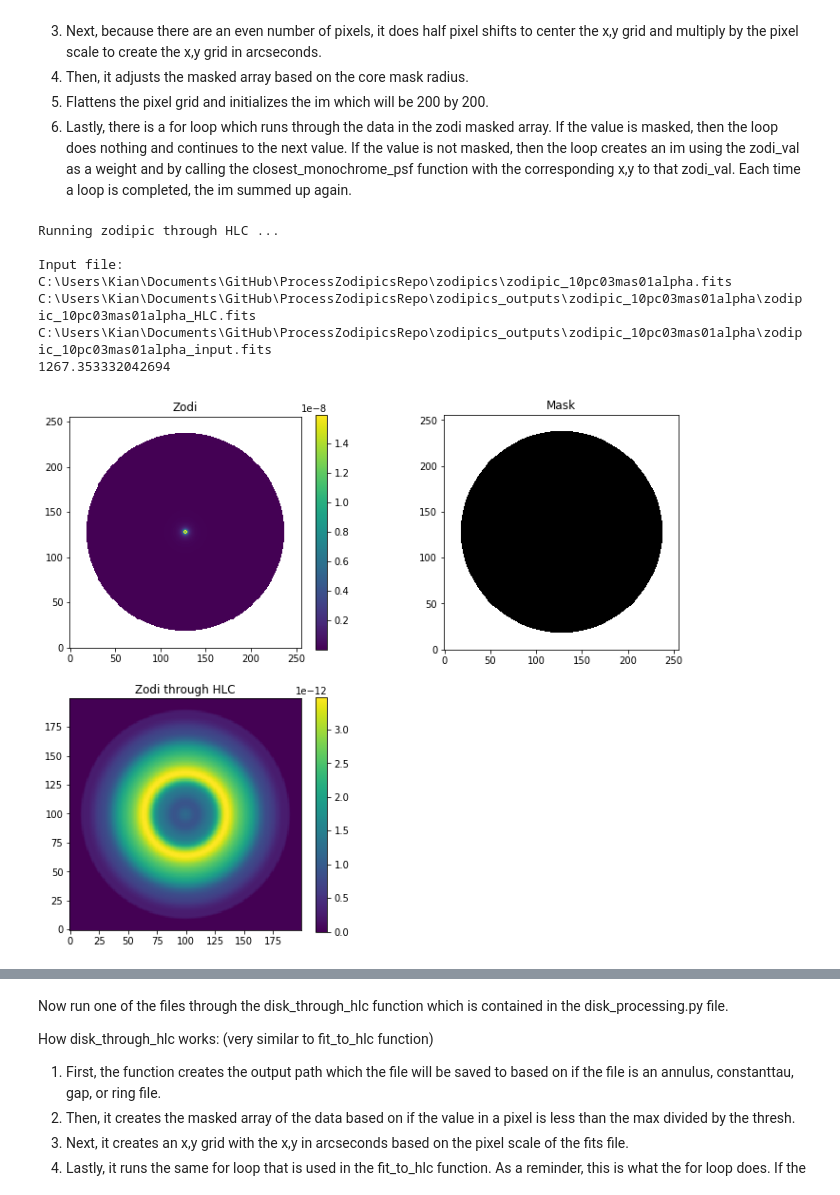
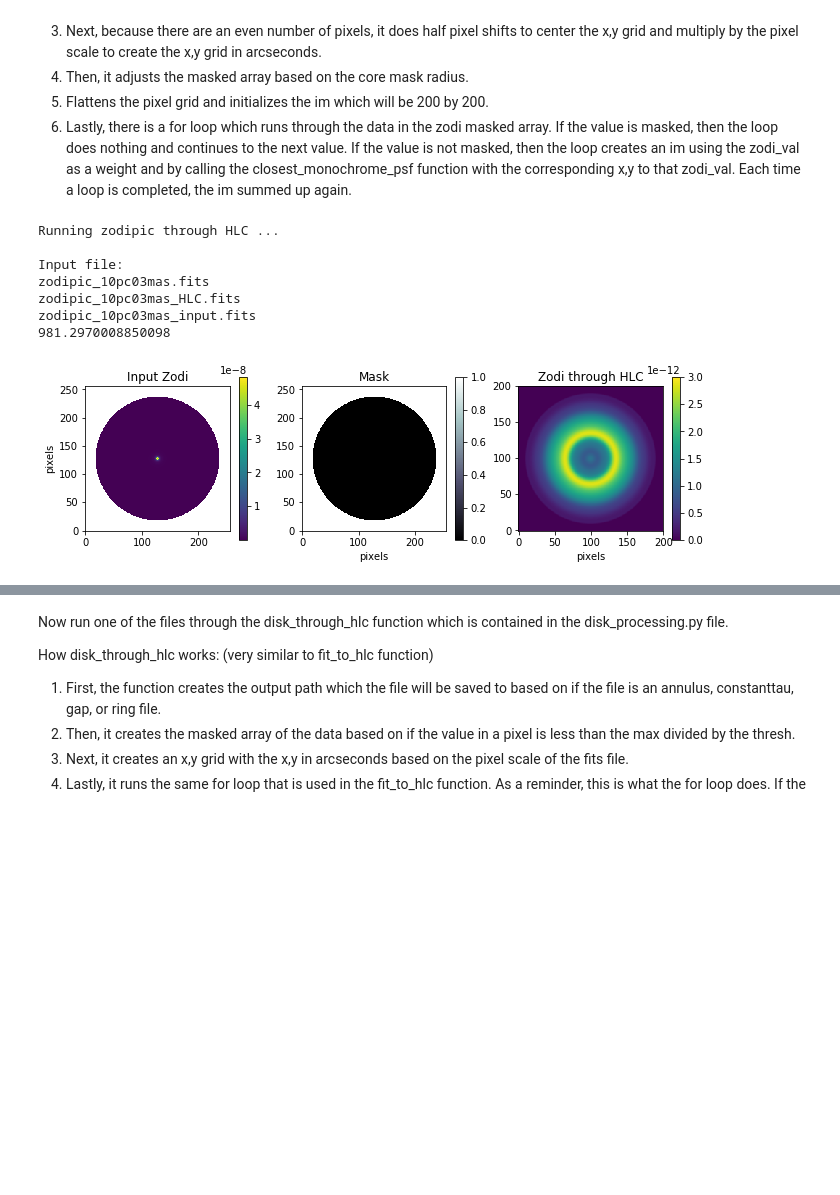
Before and after one commit to uasal/2019_ProcSPIE_WFIRST_CGI_Exozodi, a Jupyter notebook: example_notebook.ipynb, the cells around one changed output, grey strips where cells are left out. Drawn from its saved outputs; the diff is of its cells as text; code cells hidden in the pictures; blank space fills up the shorter version.

```diff
--- a/example_notebook.ipynb
+++ b/example_notebook.ipynb
@@ -34,10 +34,10 @@ In this case, the psfs used for the demonstration will be the Observing Sceneari
 # %%
 # first, define the paths of each of the files
 
-psfs_file_path = my_home_path //'OS5_ADI_3.2'/'OS5_adi_3_highres_polx_lowfc_random_offset_psfs.fits'
+psfs_file_path = my_home_path /'OS5_ADI_3.2'/'OS5_adi_3_highres_polx_lowfc_random_offset_psfs.fits'
 print(psfs_file_path)
 
-info_file_path = my_home_path /'offset_psfs'/'OS5_ADI_3.2'/'OS5_adi_3_highres_polx_lowfc_random_offset_psfs_offsets.fits'
+info_file_path = my_home_path /'OS5_ADI_3.2'/'OS5_adi_3_highres_polx_lowfc_random_offset_psfs_offsets.fits'
 print(info_file_path)
 
 # for these psfs, the info file just contains the offset values for the psfs
@@ -258,8 +253,8 @@ Each time a loop is completed, the im summed up again.
 # %%
 reload(hlc_processing)
 
-zodi_fname = "zodipic_10pc03mas01alpha.fits"
-zodi_file = zodi_input_path/zodi_fname
+zodi_fname = "zodipic_10pc03mas.fits"
+zodi_file = zodi_fname
 
 # set the thresh value
 thresh = 1e32
@@ -268,39 +263,42 @@ thresh = 1e32
 core_mask_radius=0*u.arcsec
 
 start = time.time()
 
 im,zodi = hlc_processing.fit_to_hlc(zodi_file,
                                     my_interpolating_function,
                                     offsets_mas,
                                     HLC_plate_scale_AS,
                                     n = 200,
                                     thresh = thresh,
                                     display=True,
-                                    core_mask_radius = core_mask_radius)
+                                    core_mask_radius = core_mask_radius,
+                                   vmax_out=3e-12)
+
 
 # create the names of the files that will be saved
-im_name = zodi_output_path/(zodi_fname[:-5] + "_HLC.fits")
+im_name = zodi_fname[:-5] + "_HLC.fits"
 print(im_name)
 
-zodi_name = zodi_output_path/(zodi_fname[:-5] + "_input.fits")
+zodi_name = (zodi_fname[:-5] + "_input.fits")
 print(zodi_name)
 
 # set the header of the files that will be saved
 zodi_header["thresh"] = thresh
 zodi_header["coremask"] = core_mask_radius.value
 
 fits.writeto(im_name, im, overwrite=True, header=zodi_header)
 fits.writeto(zodi_name, zodi.filled(fill_value = 0), overwrite = True)
 
 end = time.time()
 print(end-start)
+plt.savefig("unmasked_zodi.png")
 # %% [output]
 Running zodipic through HLC ...
 
 Input file:
-C:\Users\Kian\Documents\GitHub\ProcessZodipicsRepo\zodipics\zodipic_10pc03mas01alpha.fits
-C:\Users\Kian\Documents\GitHub\ProcessZodipicsRepo\zodipics_outputs\zodipic_10pc03mas01alpha\zodipic_10pc03mas01alpha_HLC.fits
-C:\Users\Kian\Documents\GitHub\ProcessZodipicsRepo\zodipics_outputs\zodipic_10pc03mas01alpha\zodipic_10pc03mas01alpha_input.fits
-1267.353332042694
+zodipic_10pc03mas.fits
+zodipic_10pc03mas_HLC.fits
+zodipic_10pc03mas_input.fits
+981.2970008850098
-[figure, old version]
+[figure, new version]
 # %%
```
Also changed, not shown: parts of 12 cells of this notebook, 4 other files.
